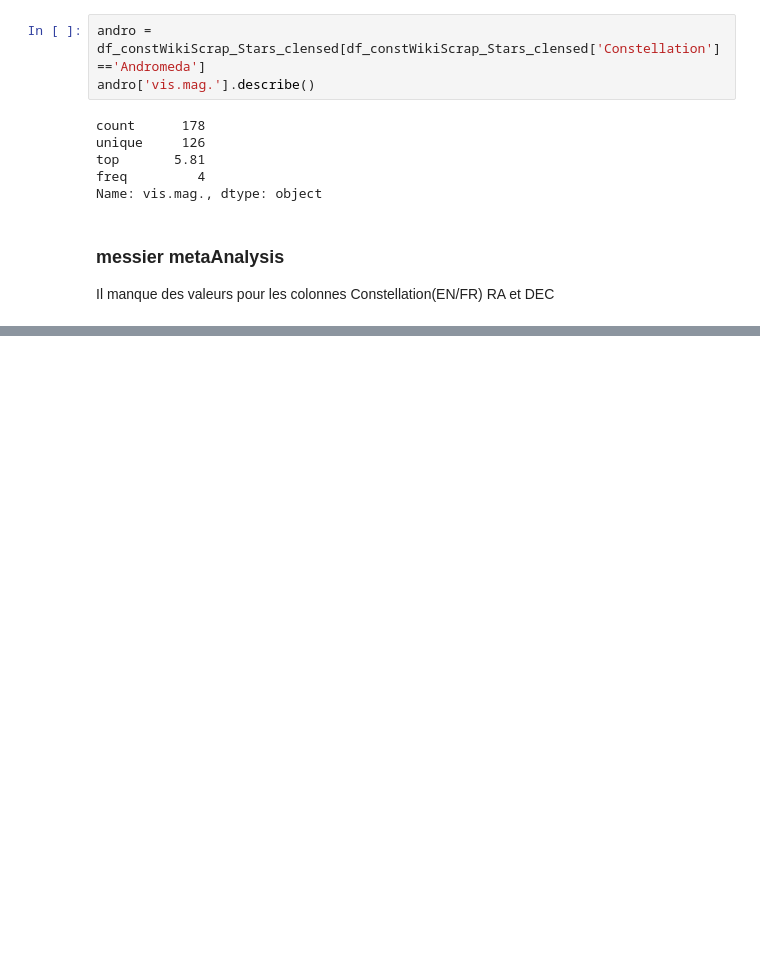
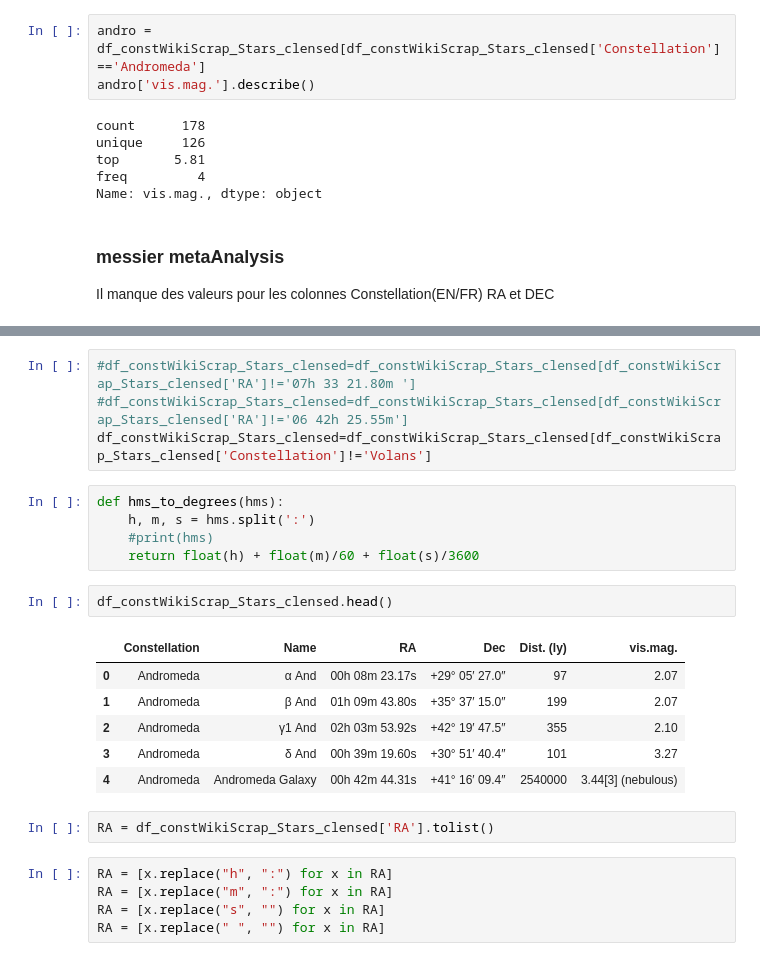
Before and after one commit to LAlto96/openclassrooms-da-p8, a Jupyter notebook: Astro/DataPrep.ipynb, the cells around one changed output, grey strips where cells are left out. Cells and saved outputs as stored; diff of their text form; blank space fills up the shorter version.

```diff
--- a/Astro/DataPrep.ipynb
+++ b/Astro/DataPrep.ipynb
@@ -226,0 +264,25 @@ df_messier[df_messier['RA (Right Ascension)'].isnull()]
+# %%
+#df_constWikiScrap_Stars_clensed=df_constWikiScrap_Stars_clensed[df_constWikiScrap_Stars_clensed['RA']!='07h 33 21.80m ']
+#df_constWikiScrap_Stars_clensed=df_constWikiScrap_Stars_clensed[df_constWikiScrap_Stars_clensed['RA']!='06 42h 25.55m']
+df_constWikiScrap_Stars_clensed=df_constWikiScrap_Stars_clensed[df_constWikiScrap_Stars_clensed['Constellation']!='Volans']
+# %%
+def hms_to_degrees(hms):
+    h, m, s = hms.split(':')
+    #print(hms)
+    return float(h) + float(m)/60 + float(s)/3600
+# %%
+df_constWikiScrap_Stars_clensed.head()
+# %% [output]
+|  | Constellation | Name | RA | Dec | Dist. (ly) | vis.mag. |
+| 0 | Andromeda | α And | 00h 08m 23.17s | +29° 05′ 27.0″ | 97 | 2.07 |
+| 1 | Andromeda | β And | 01h 09m 43.80s | +35° 37′ 15.0″ | 199 | 2.07 |
+| 2 | Andromeda | γ1 And | 02h 03m 53.92s | +42° 19′ 47.5″ | 355 | 2.10 |
+| 3 | Andromeda | δ And | 00h 39m 19.60s | +30° 51′ 40.4″ | 101 | 3.27 |
+| 4 | Andromeda | Andromeda Galaxy | 00h 42m 44.31s | +41° 16′ 09.4″ | 2540000 | 3.44[3] (nebulous) |
+# %%
+RA = df_constWikiScrap_Stars_clensed['RA'].tolist()
+# %%
+RA = [x.replace("h", ":") for x in RA]
+RA = [x.replace("m", ":") for x in RA]
+RA = [x.replace("s", "") for x in RA]
+RA = [x.replace(" ", "") for x in RA]
```
Also changed, not shown: parts of 21 cells of this notebook, 2 other files.
